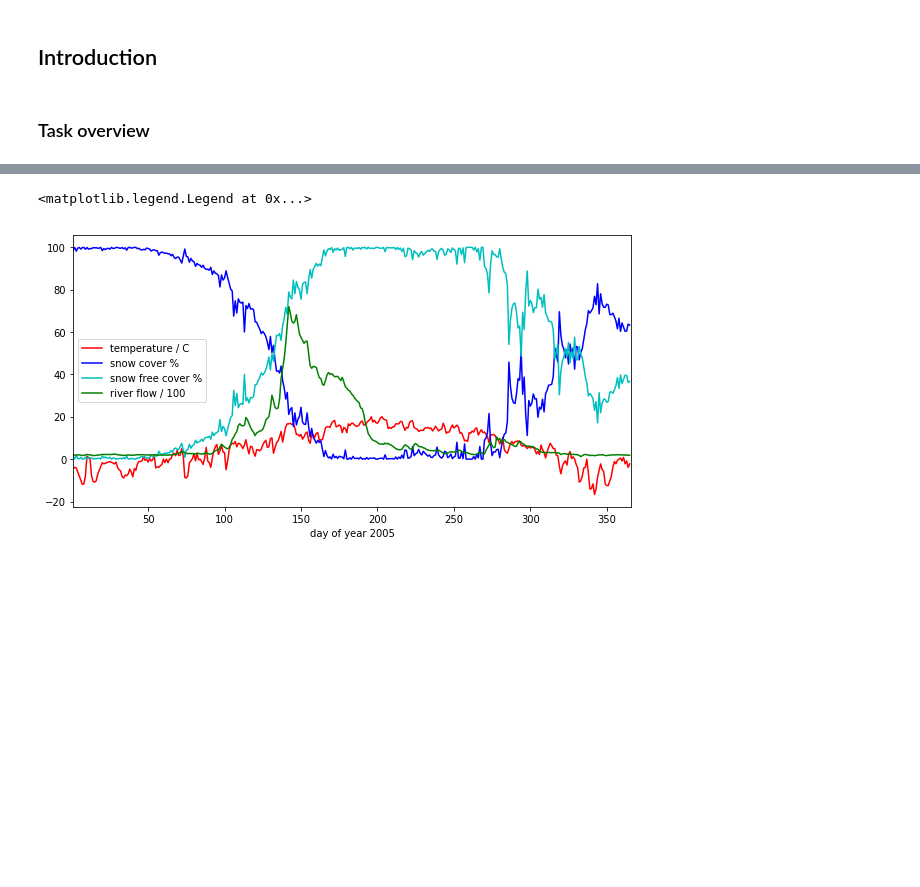
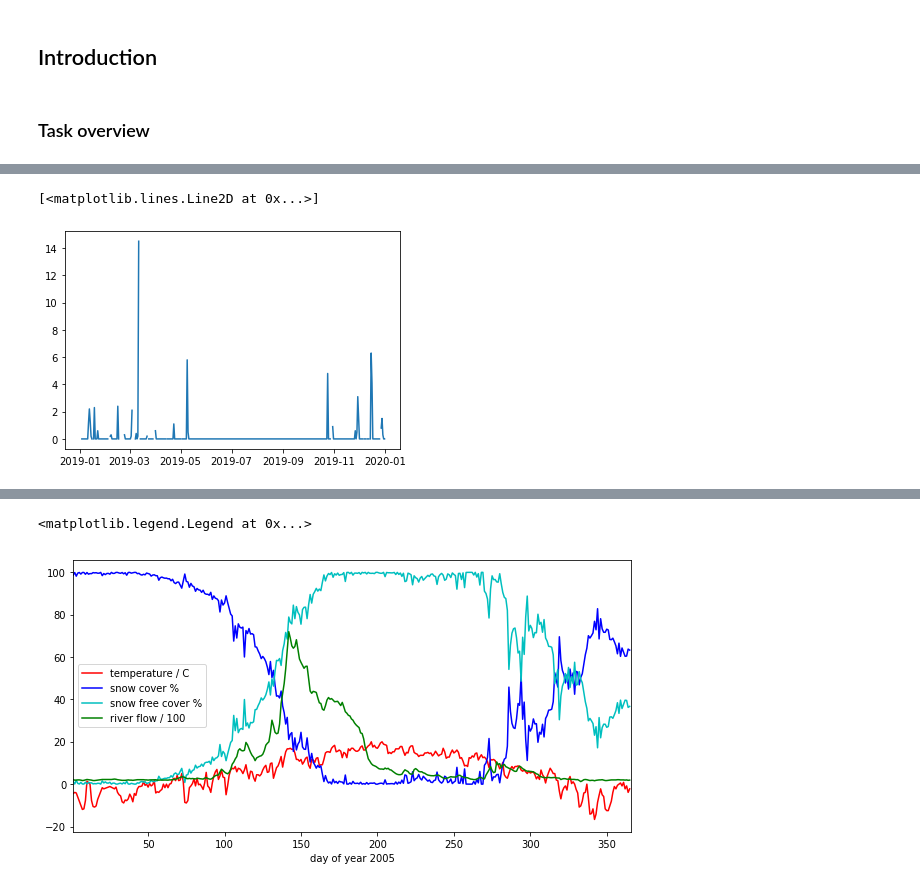
Before and after one commit to UCL-EO/geog0111, a Jupyter notebook: notebooks/A03_Part1.ipynb, the cells around one changed output, grey strips where cells are left out. Cells and saved outputs as stored; diff of their text form; code cells hidden in the pictures; blank space fills up the shorter version.

```diff
--- a/notebooks/A03_Part1.ipynb
+++ b/notebooks/A03_Part1.ipynb
@@ -125,3 +210,8 @@ You only really need the maximum temperature dataset, but you may find the other
+# %%
+plt.plot(df['date'],np.array(df['snow']).astype(float))
+# %% [output]
+[<matplotlib.lines.Line2D at 0x...>]
+[figure, added]
 # %% [markdown]
 ### Snow cover dataset
 
```
Also changed, not shown: parts of 12 cells of this notebook, 5 other files.
